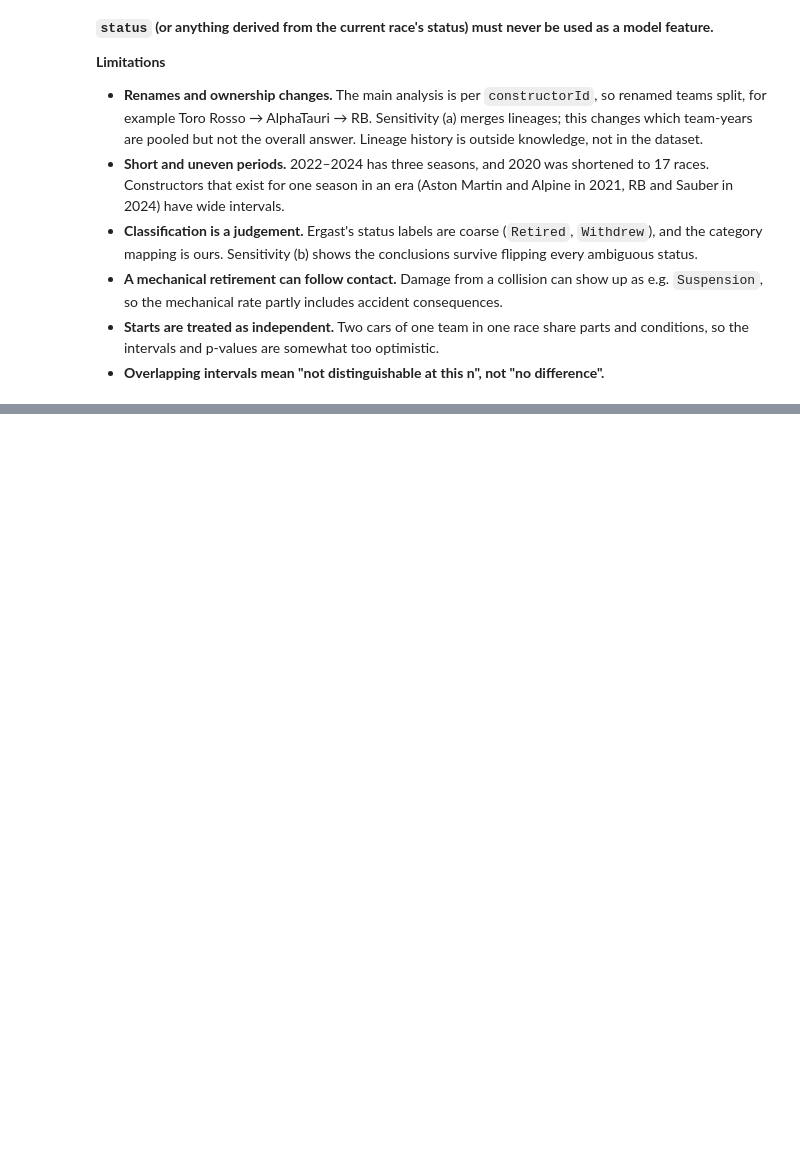
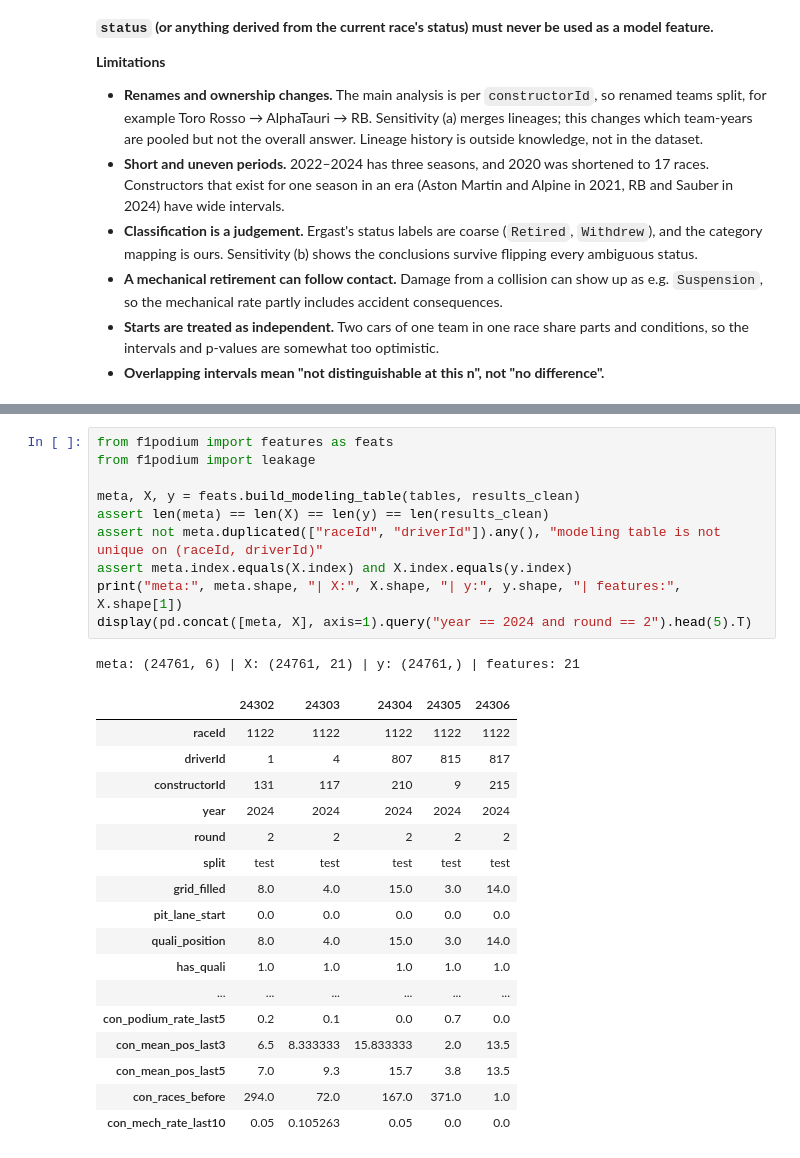
Before and after one commit to YShimy/f1-podium, a Jupyter notebook: notebooks/milestone1.ipynb, the cells around one changed output, grey strips where cells are left out. Cells and saved outputs as stored; diff of their text form; blank space fills up the shorter version.

```diff
--- a/notebooks/milestone1.ipynb
+++ b/notebooks/milestone1.ipynb
@@ -2782,0 +2807,29 @@ and the category mapping are many-to-one with unchanged row counts (asserted). 4
+# %%
+from f1podium import features as feats
+from f1podium import leakage
+
+meta, X, y = feats.build_modeling_table(tables, results_clean)
+assert len(meta) == len(X) == len(y) == len(results_clean)
+assert not meta.duplicated(["raceId", "driverId"]).any(), "modeling table is not unique on (raceId, driverId)"
+assert meta.index.equals(X.index) and X.index.equals(y.index)
+print("meta:", meta.shape, "| X:", X.shape, "| y:", y.shape, "| features:", X.shape[1])
+display(pd.concat([meta, X], axis=1).query("year == 2024 and round == 2").head(5).T)
+# %% [output]
+meta: (24761, 6) | X: (24761, 21) | y: (24761,) | features: 21
+|  | 24302 | 24303 | 24304 | 24305 | 24306 |
+| raceId | 1122 | 1122 | 1122 | 1122 | 1122 |
+| driverId | 1 | 4 | 807 | 815 | 817 |
+| constructorId | 131 | 117 | 210 | 9 | 215 |
+| year | 2024 | 2024 | 2024 | 2024 | 2024 |
+| round | 2 | 2 | 2 | 2 | 2 |
+| split | test | test | test | test | test |
+| grid_filled | 8.0 | 4.0 | 15.0 | 3.0 | 14.0 |
+| pit_lane_start | 0.0 | 0.0 | 0.0 | 0.0 | 0.0 |
+| quali_position | 8.0 | 4.0 | 15.0 | 3.0 | 14.0 |
+| has_quali | 1.0 | 1.0 | 1.0 | 1.0 | 1.0 |
+| ... | ... | ... | ... | ... | ... |
+| con_podium_rate_last5 | 0.2 | 0.1 | 0.0 | 0.7 | 0.0 |
+| con_mean_pos_last3 | 6.5 | 8.333333 | 15.833333 | 2.0 | 13.5 |
+| con_mean_pos_last5 | 7.0 | 9.3 | 15.7 | 3.8 | 13.5 |
+| con_races_before | 294.0 | 72.0 | 167.0 | 371.0 | 1.0 |
+| con_mech_rate_last10 | 0.05 | 0.105263 | 0.05 | 0.0 | 0.0 |
```
Also changed, not shown: parts of 14 cells of this notebook, 1 other file.
